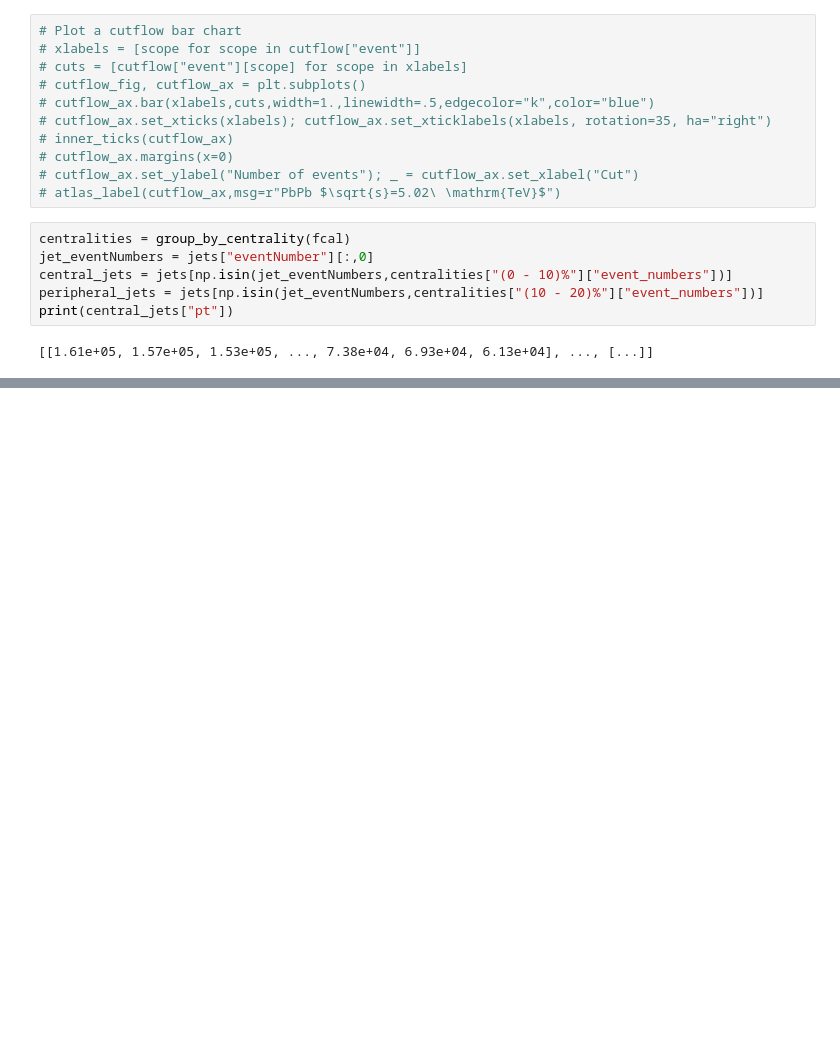
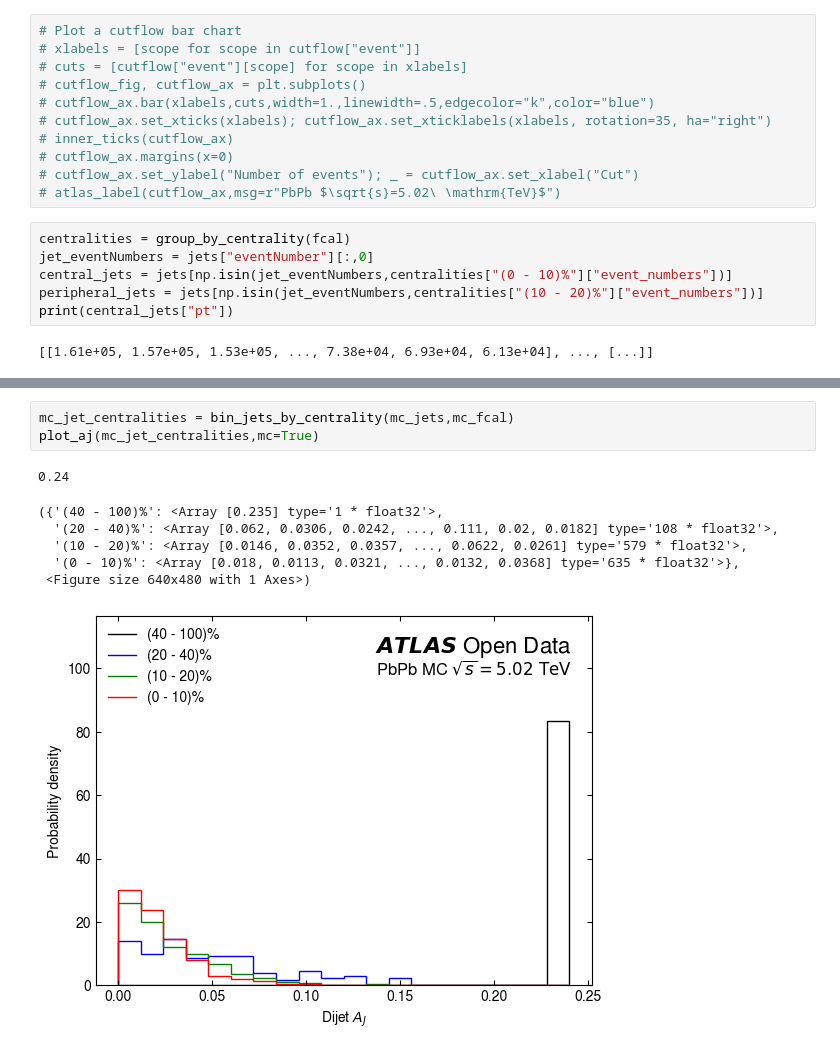
Before and after one commit to rjackson-lancs/notebooks-collection-opendata, a Jupyter notebook: for-research/heavy-ion-hard-probes/hardprobes_data.ipynb, the cells around one changed output, grey strips where cells are left out. Drawn from its saved outputs; the diff is of its cells as text; blank space fills up the shorter version.

```diff
--- a/for-research/heavy-ion-hard-probes/hardprobes_data.ipynb
+++ b/for-research/heavy-ion-hard-probes/hardprobes_data.ipynb
@@ -217,0 +235,11 @@ mc_jets, mc_fcal, fig = apply_plot_cuts(mc_jets,mc_fcal)
+# %%
+mc_jet_centralities = bin_jets_by_centrality(mc_jets,mc_fcal)
+plot_aj(mc_jet_centralities,mc=True)
+# %% [output]
+0.24
+({'(40 - 100)%': <Array [0.235] type='1 * float32'>,
+  '(20 - 40)%': <Array [0.062, 0.0306, 0.0242, ..., 0.111, 0.02, 0.0182] type='108 * float32'>,
+  '(10 - 20)%': <Array [0.0146, 0.0352, 0.0357, ..., 0.0622, 0.0261] type='579 * float32'>,
+  '(0 - 10)%': <Array [0.018, 0.0113, 0.0321, ..., 0.0132, 0.0368] type='635 * float32'>},
+ <Figure size 640x480 with 1 Axes>)
+[figure, added]
```
Also changed, not shown: parts of 9 cells of this notebook.
